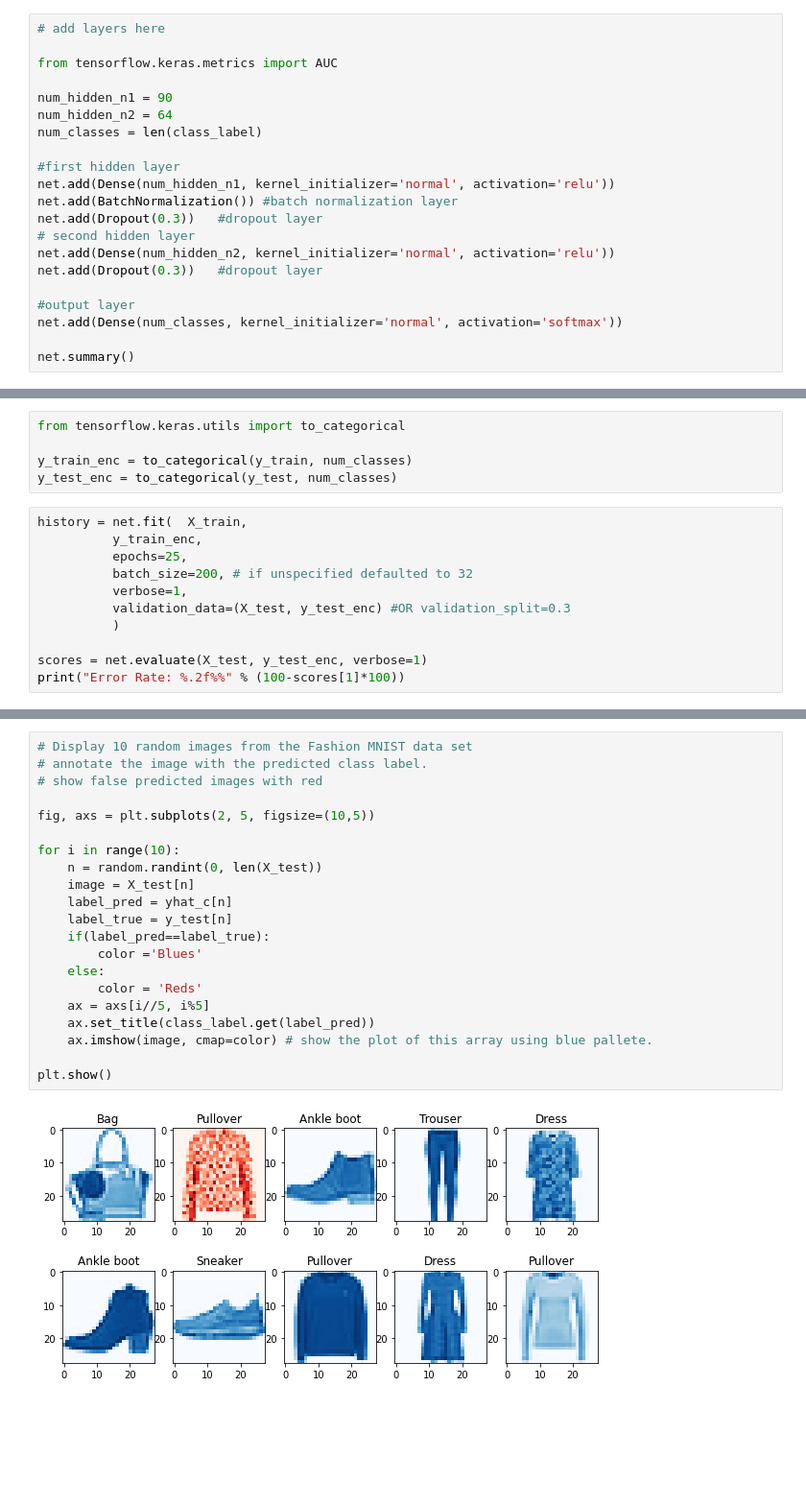
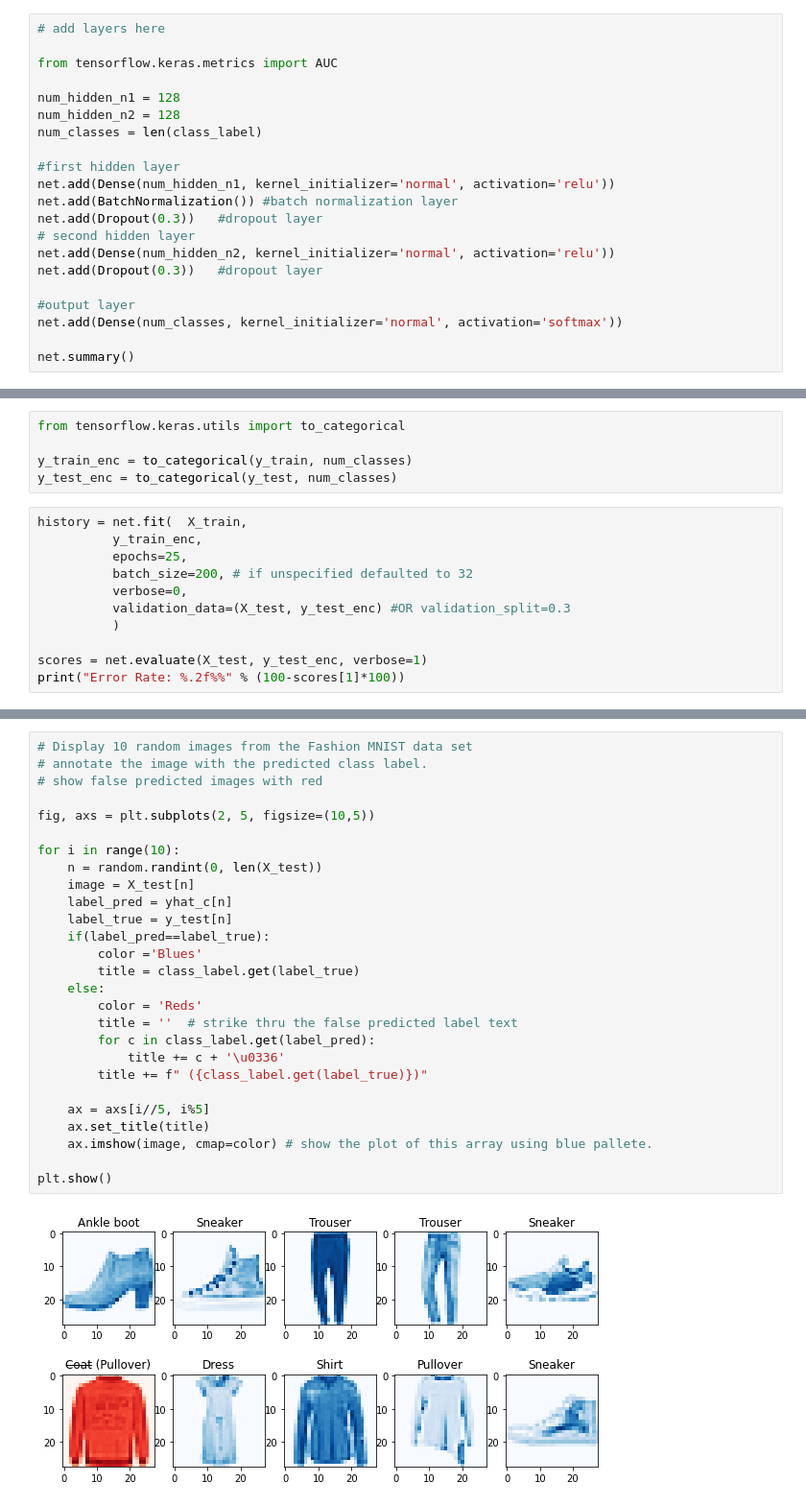
Before and after one commit to lmocsary/GDA_Track3B, a Jupyter notebook: Quests/Simple_Image_Classification_with_NN_LM.ipynb, the cells around one changed output, grey strips where cells are left out. Shown at 96% size. Cells and saved outputs as stored; diff of their text form; blank space fills up the shorter version.

```diff
--- a/Quests/Simple_Image_Classification_with_NN_LM.ipynb
+++ b/Quests/Simple_Image_Classification_with_NN_LM.ipynb
@@ -67,8 +73,8 @@ net.output_shape
 
 from tensorflow.keras.metrics import AUC
 
-num_hidden_n1 = 90
-num_hidden_n2 = 64
+num_hidden_n1 = 128
+num_hidden_n2 = 128
 num_classes = len(class_label)
 
 #first hidden layer
@@ -129,7 +136,7 @@ history = net.fit(  X_train,
           y_train_enc,
           epochs=25,
           batch_size=200, # if unspecified defaulted to 32
-          verbose=1,
+          verbose=0,
           validation_data=(X_test, y_test_enc) #OR validation_split=0.3
           )
 
@@ -193,23 +185,29 @@ array([9, 2, 1, ..., 8, 1, 5])
 # %%
 # Display 10 random images from the Fashion MNIST data set
 # annotate the image with the predicted class label.
 # show false predicted images with red
 
 fig, axs = plt.subplots(2, 5, figsize=(10,5))
 
 for i in range(10):
     n = random.randint(0, len(X_test))
     image = X_test[n]
     label_pred = yhat_c[n]
     label_true = y_test[n]
     if(label_pred==label_true):
         color ='Blues'
+        title = class_label.get(label_true)
     else:
         color = 'Reds'
+        title = ''  # strike thru the false predicted label text
+        for c in class_label.get(label_pred):
+            title += c + '\u0336'
+        title += f" ({class_label.get(label_true)})"
+
     ax = axs[i//5, i%5]
-    ax.set_title(class_label.get(label_pred))
+    ax.set_title(title)
     ax.imshow(image, cmap=color) # show the plot of this array using blue pallete.
 
 plt.show()
 # %% [output]
-[figure, old version]
+[figure, new version]
```
Also changed, not shown: parts of 19 cells of this notebook.
